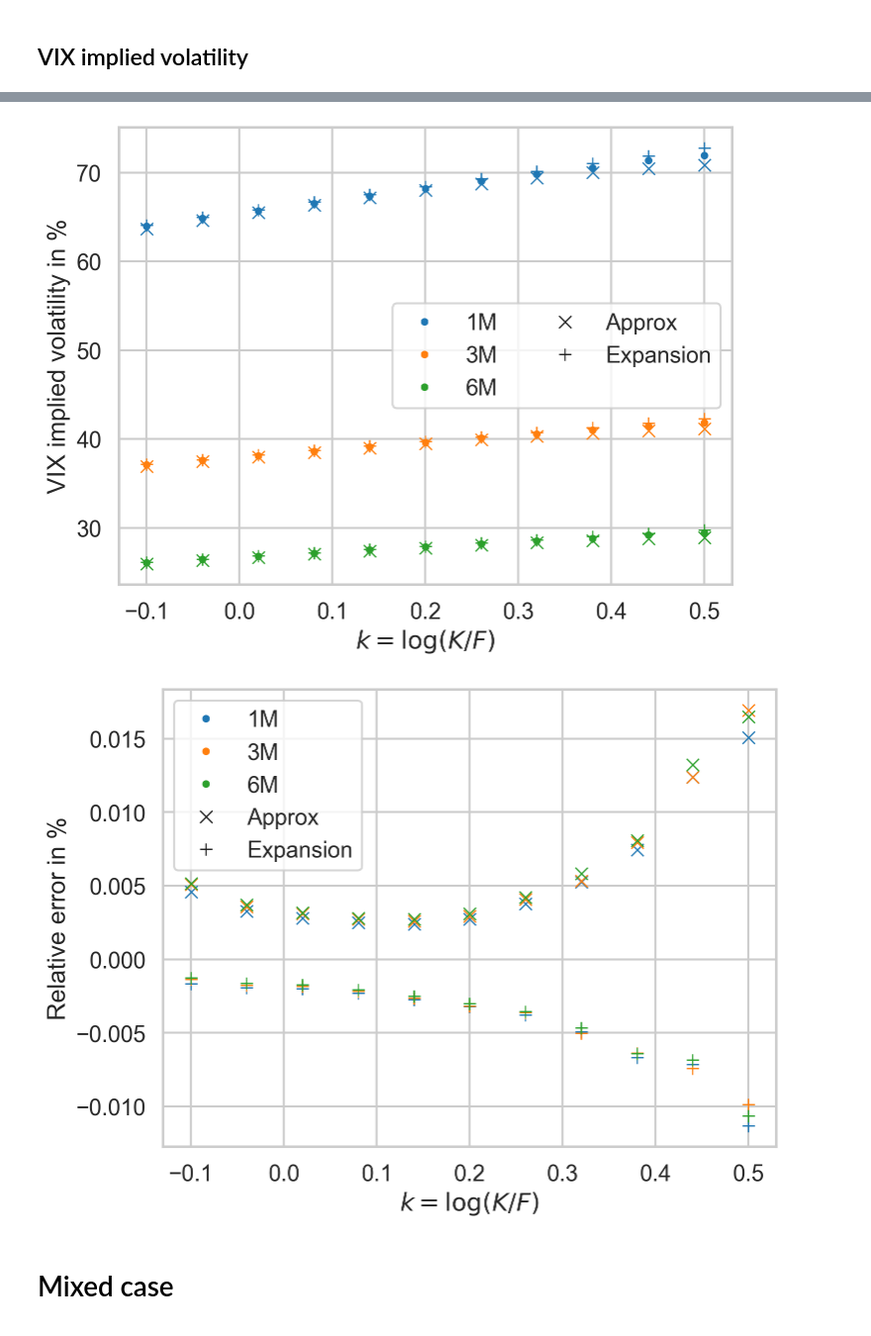
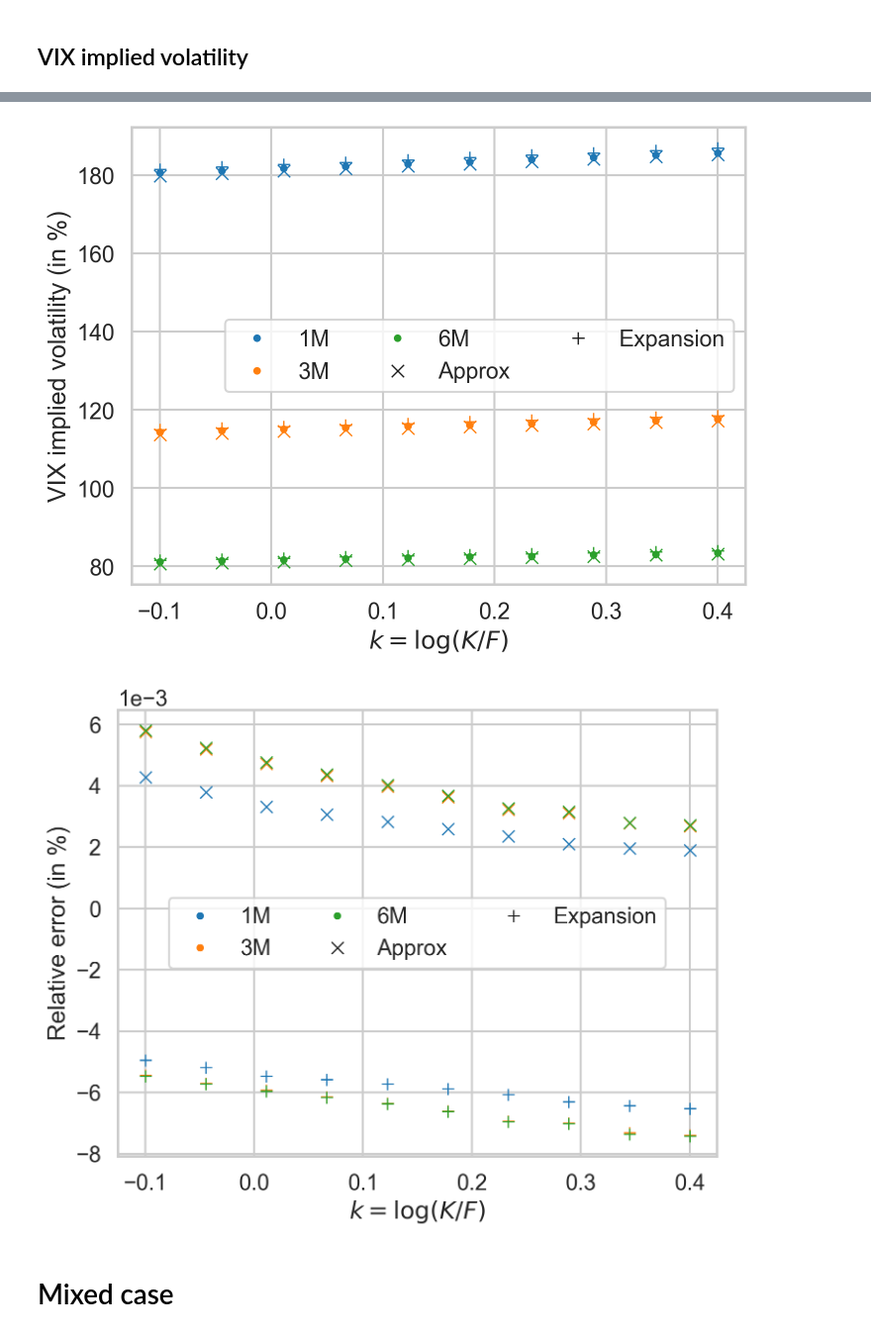
Before and after one commit to fbourgey/rough-bergomi, a Jupyter notebook: vix_weak_approx_bergomi.ipynb, the cells around one changed output, grey strips where cells are left out. Shown at 99% size. Cells and saved outputs as stored; diff of their text form; code cells hidden in the pictures.

Commit message:
add new figures vix tests

```diff
--- a/vix_weak_approx_bergomi.ipynb
+++ b/vix_weak_approx_bergomi.ipynb
@@ -21,17 +21,24 @@ mpl.rcParams["figure.figsize"] = (8, 6)
 SEED = 1234
 COLORS = sns.color_palette("tab10")
 # %%
-mats = {"1M": 1.0 / 12.0, "3M": 3.0 / 12.0, "6M": 6.0 / 12.0, "1Y": 1.0}
+mats = {
+    # "1W": 7 / 365.0,
+    "1M": 1.0 / 12.0,
+    "3M": 3.0 / 12.0,
+    "6M": 6.0 / 12.0,
+    # "1Y": 1.0,
+}
 # %% [markdown]
 # Single case
 # %% [markdown]
 ## VIX implied volatility
 # %%
 # model parameters
-params = {"w": 5.0, "k": 20}
+params = {"w": 2.0, "k": 0.25}  # set 1
+params = {"w": 8.0, "k": 10}  # set 2, from Guyon, "The VIX Future in Bergomi Models"
 
 rho = -0.7
-# xi0 = lambda u: np.ones_like(u) * 0.235**2
-xi0 = lambda t: xi0_heston(t, shape="backwardation")
+xi0 = lambda u: np.ones_like(u) * 0.24**2
+# xi0 = lambda t: xi0_heston(t, shape="contango")
 
 onebergomi = OneFactorBergomi(rho=rho, xi0=xi0, params=params)
@@ -52,9 +55,9 @@ plt.show()
 # %%
 # log moneyness
-ks = np.linspace(-0.1, 0.5, 11)
+ks = np.linspace(-0.1, 0.4, 10)
 # %%
 # VIX implied volatilities via quadrature
-n_quad = 80
+n_quad = 120
 impvol_vix = {
     month: onebergomi.implied_vol_vix(k=ks, T=T, n_quad=n_quad)
     for month, T in mats.items()
@@ -115,35 +109,38 @@ for i, month in enumerate(mats.keys()):
 ax.plot([], [], "kx", label="Approx")
 ax.plot([], [], "k+", label="Expansion")
 ax.set_xlabel(r"$k=\log(K/F)$")
-ax.set_ylabel("VIX implied volatility in %")
-ax.legend(loc="best", ncol=2)
-# ax.set_ylim(80, 100)
+ax.set_ylabel("VIX implied volatility (in %)")
+ax.legend(ncol=3)
+# ax.set_ylim(92, 100)
+# fig.savefig("figures/vix_one_bergomi_set_2.pdf", bbox_inches="tight")
 plt.show()
 # %% [output]
-[figure, old version]
+[figure, new version]
 # %%
 # relative errors
 rel_error_approx = [
     relative_error(impvol_vix_approx[month], impvol_vix[month]) for month in mats
 ]
 rel_error_expansion = [
     relative_error(impvol_vix_expansion[month], impvol_vix[month]) for month in mats
 ]
 
 fig, ax = plt.subplots()
 for i, month in enumerate(mats.keys()):
     ax.plot(ks, rel_error_approx[i], "x", color=COLORS[i])
     ax.plot(ks, rel_error_expansion[i], "+", color=COLORS[i])
     ax.plot([], [], ".", color=COLORS[i], label=f"{month}")
 ax.plot([], [], "kx", label="Approx")
 ax.plot([], [], "k+", label="Expansion")
 ax.set_xlabel(r"$k=\log(K/F)$")
-ax.set_ylabel("Relative error in %")
-ax.legend(loc="best")
-# ax.set_ylim(-1e-3, 1e-3)
+ax.set_ylabel("Relative error (in %)")
+ax.legend(loc="center", ncol=3)
+# ax.set_ylim(-4e-4, 2e-4)
+plt.ticklabel_format(axis="y", style="sci", scilimits=(0, 0))
+# fig.savefig("figures/vix_one_bergomi_error_set_2.pdf", bbox_inches="tight")
 plt.show()
 # %% [output]
-[figure, old version]
+[figure, new version]
 # %% [markdown]
 # Mixed case
 # %%
```
Also changed, not shown: parts of 11 cells of this notebook, 14 other files.
